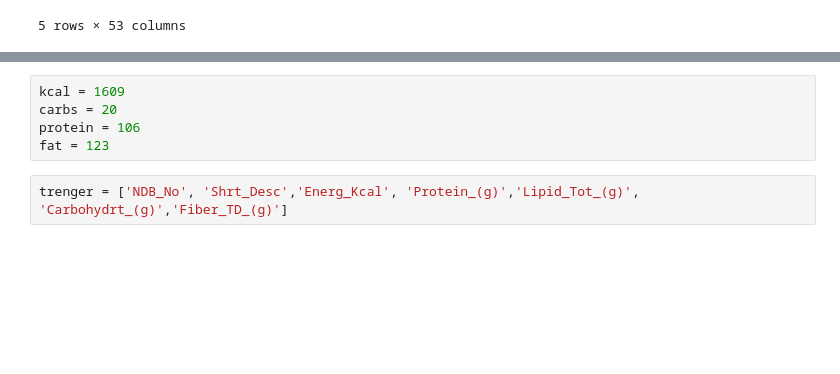
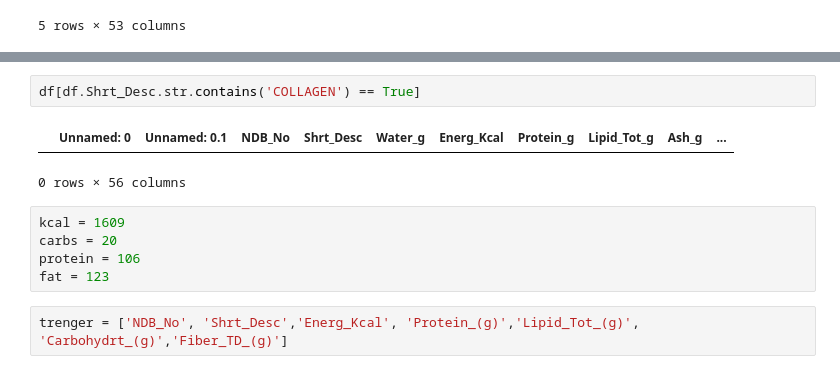
Before and after one commit to Amarilda/KPI, a Jupyter notebook: green foods.ipynb, the cells around one changed output, grey strips where cells are left out. Cells and saved outputs as stored; diff of their text form; blank space fills up the shorter version.

```diff
--- a/green foods.ipynb
+++ b/green foods.ipynb
@@ -173,3 +199,8 @@ df[df.Shrt_Desc.str.contains('COCOA,') == True]
+# %%
+df[df.Shrt_Desc.str.contains('COLLAGEN') == True]
+# %% [output]
+|  | Unnamed: 0 | Unnamed: 0.1 | NDB_No | Shrt_Desc | Water_g | Energ_Kcal | Protein_g | Lipid_Tot_g | Ash_g | ... |
+0 rows × 56 columns
 # %%
 kcal = 1609
 carbs = 20
```
Also changed, not shown: parts of 3 cells of this notebook.
